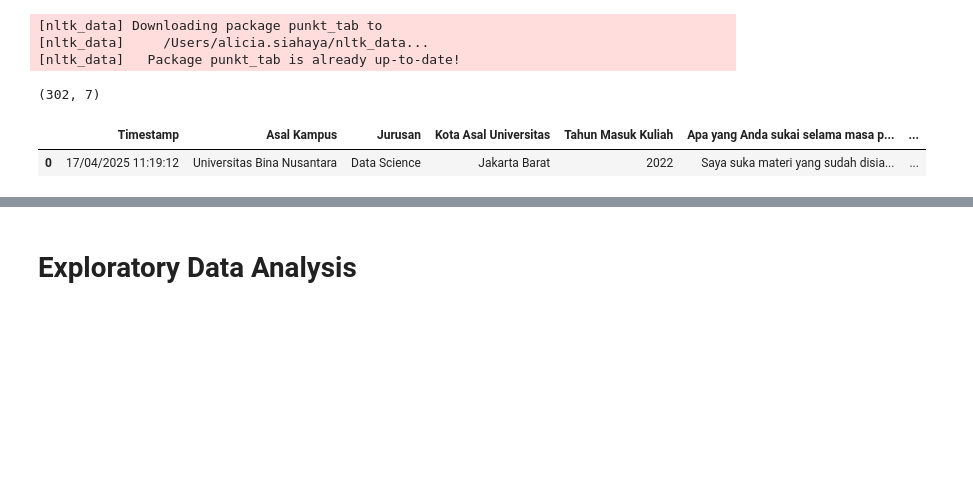
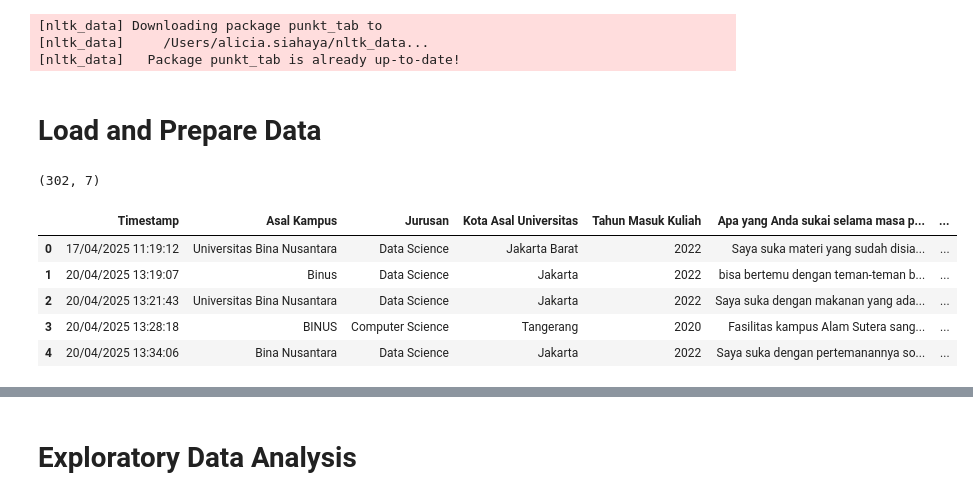
Before and after one commit to aliciajocelyn/Thesis, a Jupyter notebook: experiments/01_cleansing_and_preprocessing.ipynb, the cells around one changed output, grey strips where cells are left out. Drawn from its saved outputs; the diff is of its cells as text; code cells hidden in the pictures; blank space fills up the shorter version.

```diff
--- a/experiments/01_cleansing_and_preprocessing.ipynb
+++ b/experiments/01_cleansing_and_preprocessing.ipynb
@@ -34,3 +33,5 @@ os.chdir("..")
+# %% [markdown]
+# **Load and Prepare Data**
 # %%
 url = (
     "https://docs.google.com/spreadsheets/d/e/2PACX-1vQx0P59eV_KGGFJe-l86dgsz9pZRehTRJoOP_tyVXbrQPtzmD97E1lZ0lgFJ-ATVTT9HkBRX5g1kRKB/pub?output=csv"
@@ -40,10 +41,14 @@ print(df.shape)
 # %% [output]
 (302, 7)
 # %%
-df.head(1)
+df.head()
 # %% [output]
 |  | Timestamp | Asal Kampus | Jurusan | Kota Asal Universitas | Tahun Masuk Kuliah | Apa yang Anda sukai selama masa p... | ... |
 | 0 | 17/04/2025 11:19:12 | Universitas Bina Nusantara | Data Science | Jakarta Barat | 2022 | Saya suka materi yang sudah disia... | ... |
+| 1 | 20/04/2025 13:19:07 | Binus | Data Science | Jakarta | 2022 | bisa bertemu dengan teman-teman b... | ... |
+| 2 | 20/04/2025 13:21:43 | Universitas Bina Nusantara | Data Science | Jakarta | 2022 | Saya suka dengan makanan yang ada... | ... |
+| 3 | 20/04/2025 13:28:18 | BINUS | Computer Science | Tangerang | 2020 | Fasilitas kampus Alam Sutera sang... | ... |
+| 4 | 20/04/2025 13:34:06 | Bina Nusantara | Data Science | Jakarta | 2022 | Saya suka dengan pertemanannya so... | ... |
 # %%
 df_melt = df.melt(
     value_vars=[
```
Also changed, not shown: parts of 35 cells of this notebook.
